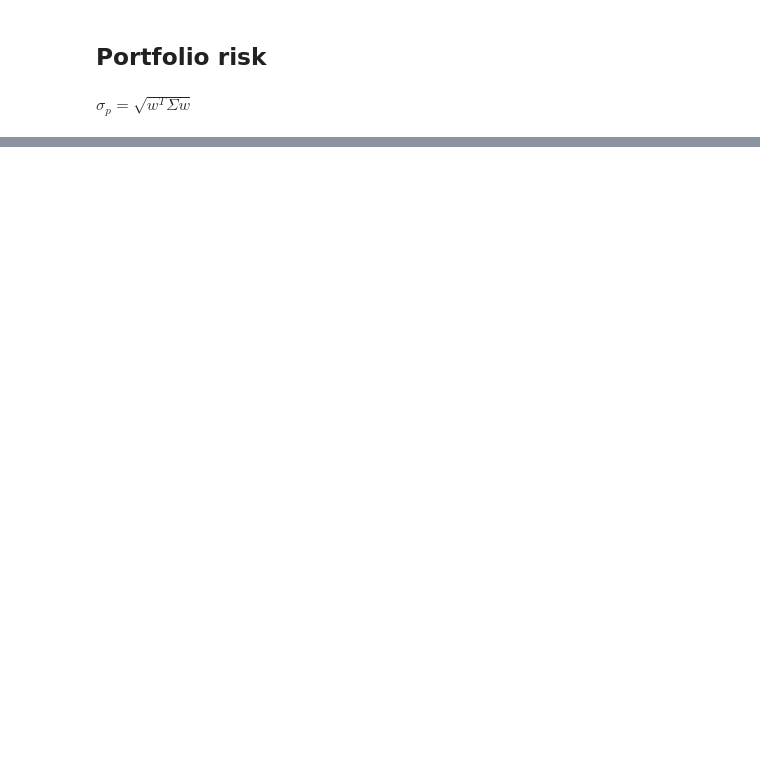
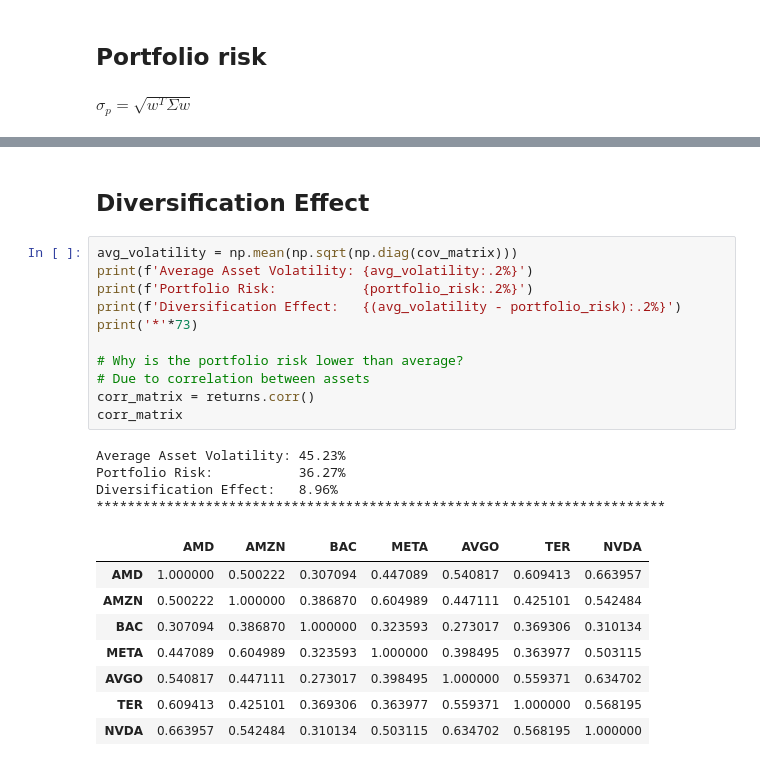
Before and after one commit to fadeeva/portfoli_o_o_ptimisation, a Jupyter notebook: Step_02__Classical_Markowitz _Optimization.ipynb, the cells around one changed output, grey strips where cells are left out. Cells and saved outputs as stored; diff of their text form; blank space fills up the shorter version.

Commit message:
diversification effect

```diff
--- a/Step_02__Classical_Markowitz _Optimization.ipynb
+++ b/Step_02__Classical_Markowitz _Optimization.ipynb
@@ -135,0 +136,26 @@ plt.tight_layout()
+# %% [markdown]
+## Diversification Effect
+# %%
+avg_volatility = np.mean(np.sqrt(np.diag(cov_matrix)))
+print(f'Average Asset Volatility: {avg_volatility:.2%}')
+print(f'Portfolio Risk:           {portfolio_risk:.2%}')
+print(f'Diversification Effect:   {(avg_volatility - portfolio_risk):.2%}')
+print('*'*73)
+
+# Why is the portfolio risk lower than average?
+# Due to correlation between assets
+corr_matrix = returns.corr()
+corr_matrix
+# %% [output]
+Average Asset Volatility: 45.23%
+Portfolio Risk:           36.27%
+Diversification Effect:   8.96%
+*************************************************************************
+|  | AMD | AMZN | BAC | META | AVGO | TER | NVDA |
+| AMD | 1.000000 | 0.500222 | 0.307094 | 0.447089 | 0.540817 | 0.609413 | 0.663957 |
+| AMZN | 0.500222 | 1.000000 | 0.386870 | 0.604989 | 0.447111 | 0.425101 | 0.542484 |
+| BAC | 0.307094 | 0.386870 | 1.000000 | 0.323593 | 0.273017 | 0.369306 | 0.310134 |
+| META | 0.447089 | 0.604989 | 0.323593 | 1.000000 | 0.398495 | 0.363977 | 0.503115 |
+| AVGO | 0.540817 | 0.447111 | 0.273017 | 0.398495 | 1.000000 | 0.559371 | 0.634702 |
+| TER | 0.609413 | 0.425101 | 0.369306 | 0.363977 | 0.559371 | 1.000000 | 0.568195 |
+| NVDA | 0.663957 | 0.542484 | 0.310134 | 0.503115 | 0.634702 | 0.568195 | 1.000000 |
```
Also changed, not shown: parts of 6 cells of this notebook.
